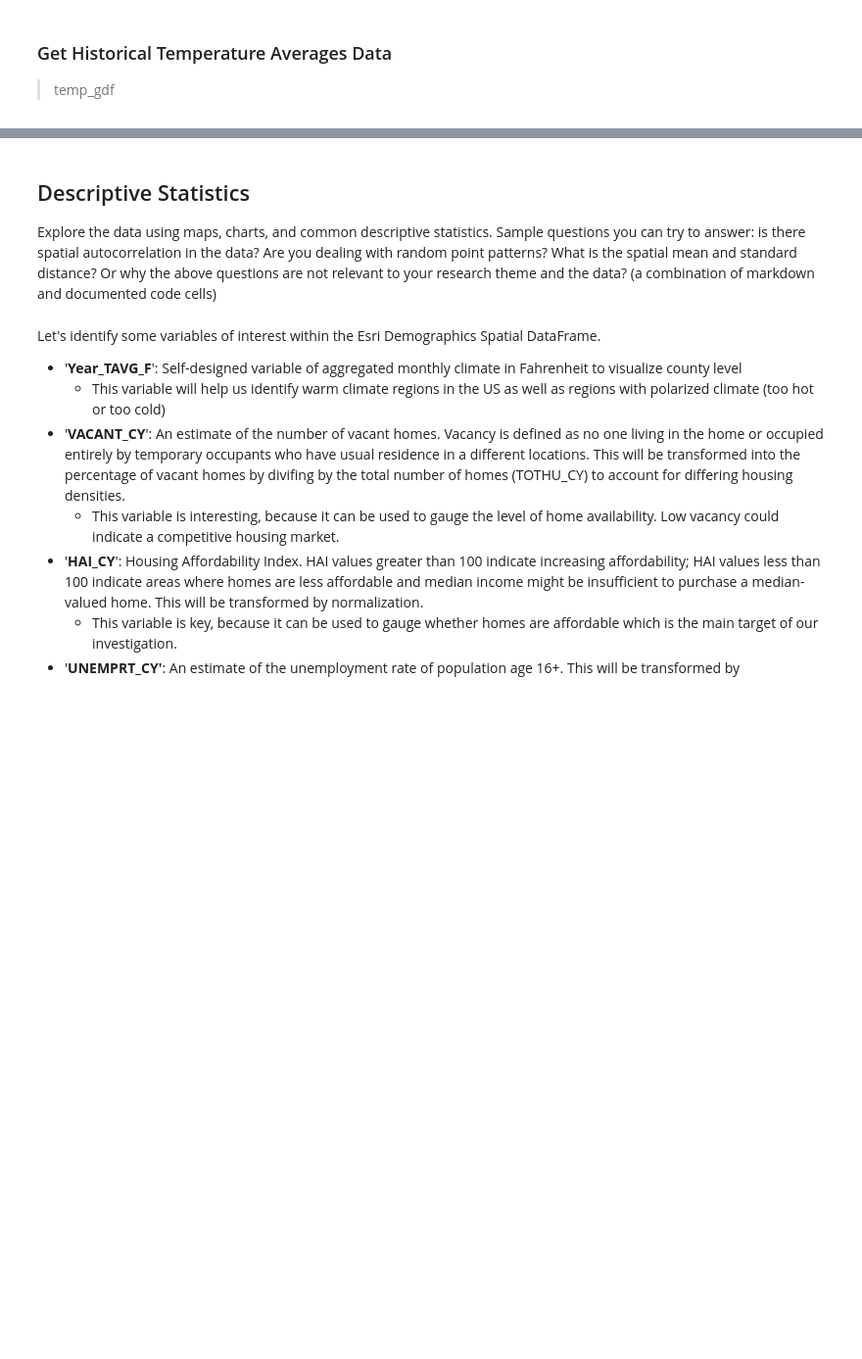
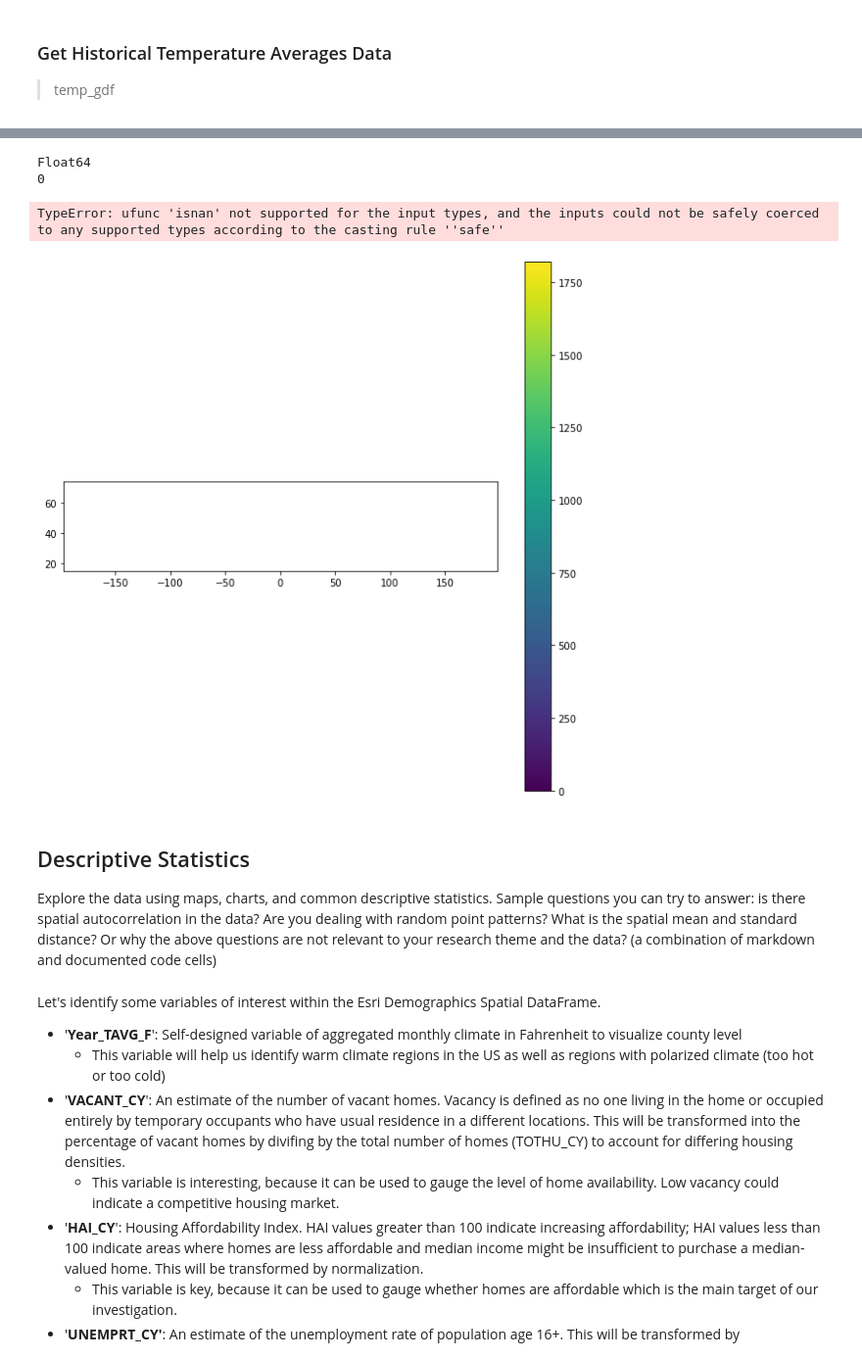
Before and after one commit to sheenapatel262/dsc170_final_proj, a Jupyter notebook: dsc170_proj.ipynb, the cells around one changed output, grey strips where cells are left out. Shown at 98% size. Drawn from its saved outputs; the diff is of its cells as text; code cells hidden in the pictures; blank space fills up the shorter version.

Commit message:
v6 - added weighted model and new crime factor data?

```diff
--- a/dsc170_proj.ipynb
+++ b/dsc170_proj.ipynb
@@ -137,22 +146,12 @@ print("Elapsed time:", elapsed_time, "seconds")
 # %%
-# # Get Esri Demographic Variables 2023
-# crime_id = '57c2ca4a3dae4135b2f54736f331af70'
-# crime = gis.content.get(crime_id)
-# display(crime)
+# Get Esri Demographic Variables 2023
+id3 = '4dc9f89d893b40cf85e4fd59e5a444f0'
+health = gis.content.get(id3)
+display(health)
 
-# start_time = time.time()
-# # Access the feature layer at county level for efficiency reasons
-# crime_layer = crime.layers[0]
-# crime_sdf = crime_layer.query().sdf
-# # Convert sdf to geodataframe
-# crime_gdf = geopandas.GeoDataFrame(crime_sdf, geometry= crime_sdf['SHAPE'], crs="EPSG:3857")
-# # Change crs for better visuals
-# crime_gdf = crime_gdf.to_crs('epsg:4326')
+health_layer = health.layers[2]
+health_sdf = health_layer.query().sdf
+health_gdf = geopandas.GeoDataFrame(health_sdf, geometry= health_sdf['SHAPE'], crs="EPSG:4326")
+health_gdf = health_gdf.to_crs('epsg:4326')
 
-# # Elapsed time
-# end_time = time.time()
-# elapsed_time = end_time - start_time
-# print("Elapsed time:", elapsed_time, "seconds")
-
-# # Display row
-# crime_gdf.head(1)
+health_gdf.head(1)
@@ -159,3 +163,24 @@ print("Elapsed time:", elapsed_time, "seconds")
+# %%
+# Check data types
+print(health_gdf['v043_rawvalue'].dtype)
+
+# Check for NaN values
+print(health_gdf['v043_rawvalue'].isna().sum())
+
+# Fill NAN values for crime rates column = 'v043_rawvalue'
+mean_value = health_gdf['v043_rawvalue'].mean()
+health_gdf['v043_rawvalue'].fillna(mean_value, inplace=True)
+
+health_gdf.plot(figsize=(10, 10), column='v043_rawvalue',legend=True)
+plt.title('Health GDF')
+plt.xlabel('Longitude')
+plt.ylabel('Latitude')
+plt.show()
+# %% [output]
+Float64
+0
+TypeError: ufunc 'isnan' not supported for the input types, and the inputs could not be safely coerced to any supported types according to the casting rule ''safe''
+[figure, added]
 # %% [markdown]
 ## Descriptive Statistics
 
```
Also changed, not shown: parts of 11 cells of this notebook.
